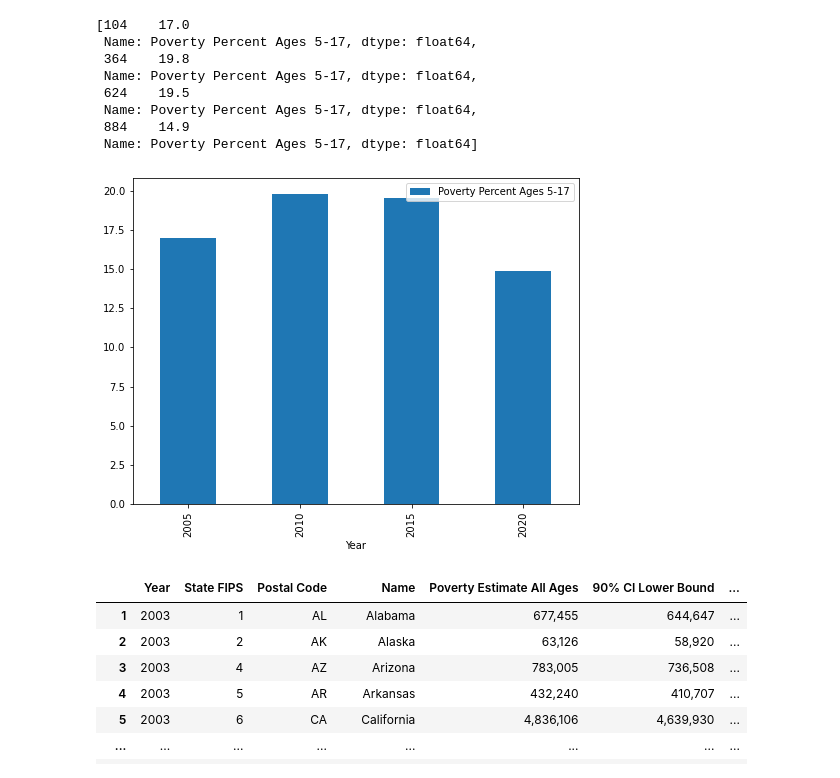
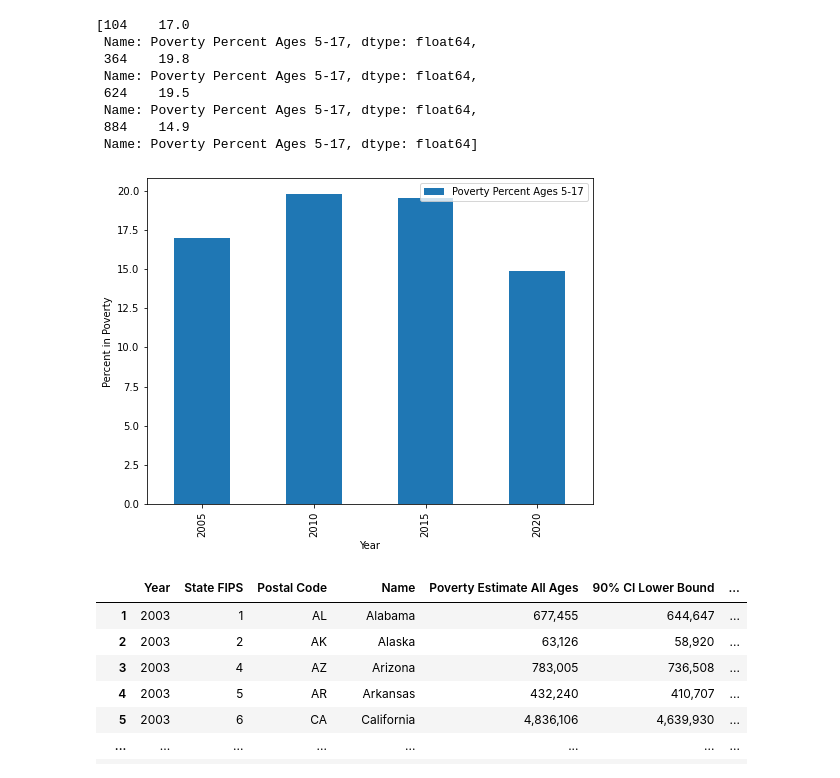
Before and after one commit to hthelander/Project-1, a Jupyter notebook: poverty_stats/poverty.ipynb, the cells around one changed output. Cells and saved outputs as stored; diff of their text form; code cells hidden in the pictures.

```diff
--- a/poverty_stats/poverty.ipynb
+++ b/poverty_stats/poverty.ipynb
@@ -249,9 +261,10 @@ percent
  Name: Poverty Percent Ages 5-17, dtype: float64]
 # %%
 national_stats.loc[year].plot(y="Poverty Percent Ages 5-17", kind="bar", figsize=(8,6))
+plt.ylabel("Percent in Poverty")
 plt.savefig("../Resources/bar_year")
 # %% [output]
-[figure, old version]
+[figure, new version]
 # %%
 clean_data=poverty_df[~poverty_df["State FIPS"].isin(national_stats["State FIPS"])]
 clean_data
```
Also changed, not shown: parts of 2 cells of this notebook, 3 other files.
